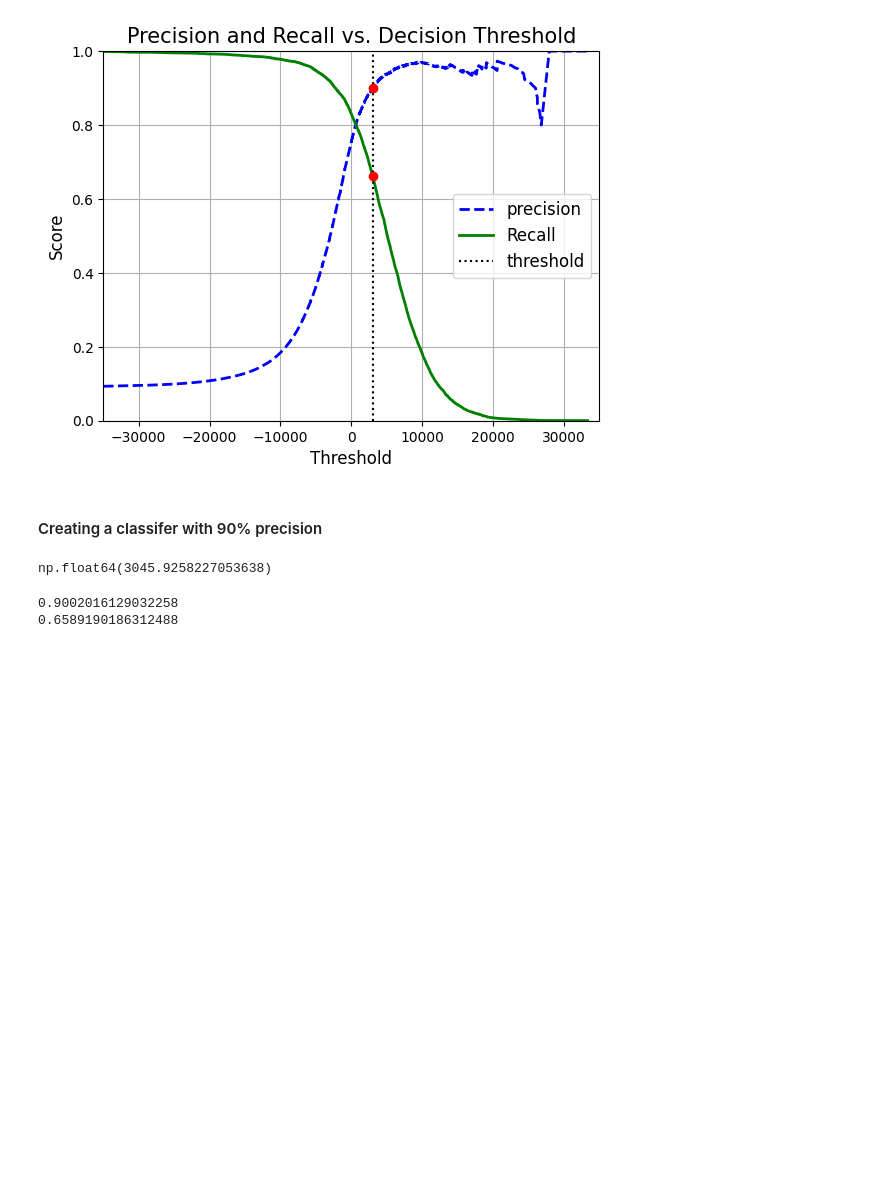
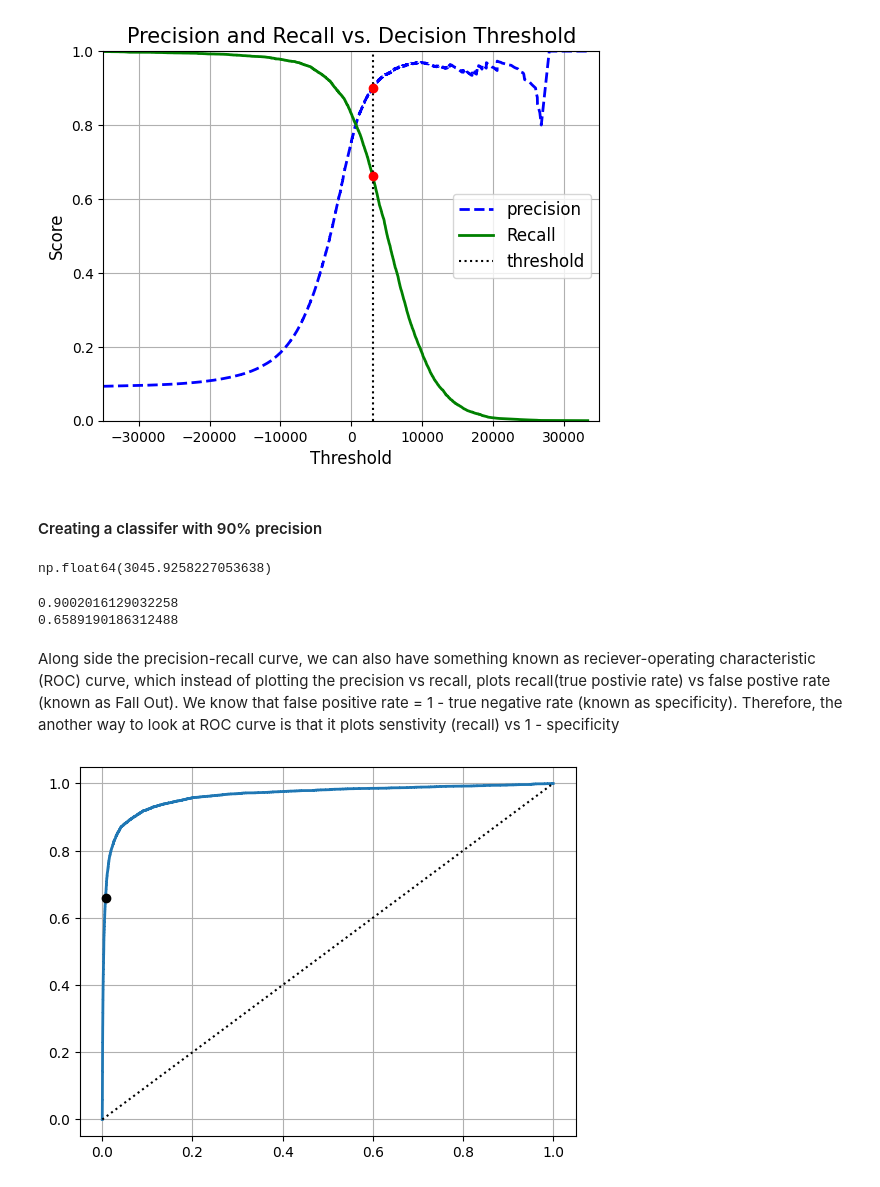
Before and after one commit to piyushkumar-tiwari/ML-and-Algorithms-Foundations, a Jupyter notebook: Machine Learning/MNISTclassifier.ipynb, the cells around one changed output. Drawn from its saved outputs; the diff is of its cells as text; code cells hidden in the pictures; blank space fills up the shorter version.

```diff
--- a/Machine Learning/MNISTclassifier.ipynb
+++ b/Machine Learning/MNISTclassifier.ipynb
@@ -210,3 +210,21 @@ print(recall_at_90_precision)
 # %% [output]
 0.9002016129032258
 0.6589190186312488
+# %% [markdown]
+Along side the precision-recall curve, we can also have something known as reciever-operating characteristic (ROC) curve, which instead of plotting the precision vs recall, plots recall(true postivie rate) vs false postive rate (known as Fall Out). We know that false positive rate = 1 - true negative rate (known as specificity).
+Therefore, the another way to look at ROC curve is that it plots senstivity (recall) vs 1 - specificity
+# %%
+from sklearn.metrics import roc_curve
+fpr, tpr, thresholds = roc_curve(y_train_5, y_scores)
+
+idx_for_threshold_at_90 = (thresholds <= threshold_for_90_precision).argmax()
+tpr_90, fpr_90 = tpr[idx_for_threshold_at_90], fpr[idx_for_threshold_at_90]
+
+plt.plot(fpr, tpr, linewidth = 2, label = 'ROC curve')
+plt.plot([0,1], [0,1], 'k:', label = "Random Classifier's ROC curve")
+plt.plot([fpr_90], [tpr_90], 'ko', label = 'Threshold for 90% precision')
+plt.grid(True)
+
+plt.show()
+# %% [output]
+[figure, added]
```
Also changed, not shown: parts of 5 cells of this notebook, 1 other file.
